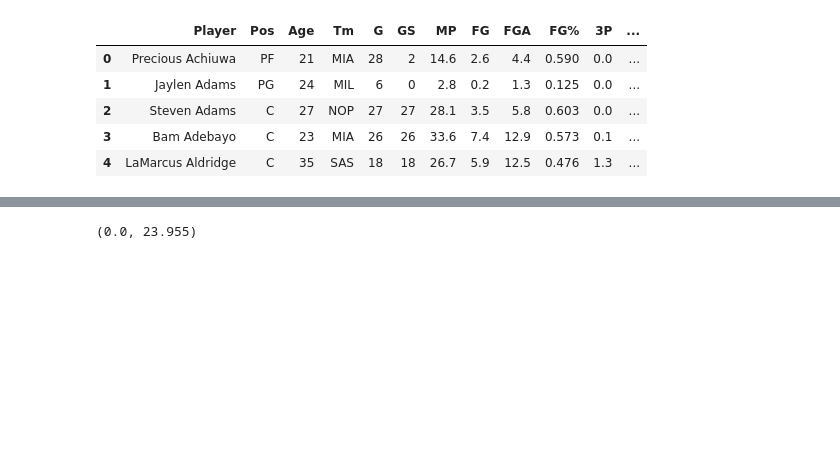
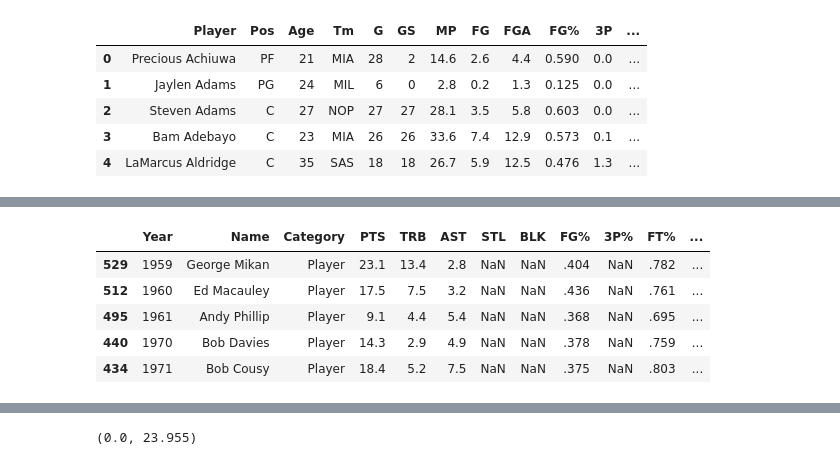
Before and after one commit to surmud/NBA-Hall-of-fame-predictor, a Jupyter notebook: hof.ipynb, the cells around one changed output, grey strips where cells are left out. Drawn from its saved outputs; the diff is of its cells as text; code cells hidden in the pictures; blank space fills up the shorter version.

```diff
--- a/hof.ipynb
+++ b/hof.ipynb
@@ -1,11 +11,14 @@
 # %%
+# Data Collection - Pt.1
+# Import the first dataset, found here: https://www.kaggle.com/umutalpaydn/nba-20202021-season-player-stats?select=nba2021_per_game.csv
+
 from bs4 import BeautifulSoup as bs
 import requests
 import pandas as pd
 import numpy as np
 import matplotlib.pyplot as plt
 
-pd.set_option("display.max_rows", None, "display.max_columns", None)
+# pd.set_option("display.max_rows", None, "display.max_columns", None)
 nba2021_df = pd.read_csv('nba2021_per_game.csv')
 
 nba2021_df.head()
@@ -77,14 +50,0 @@ hof_df.head()
-# %%
-hof_df = hof_df.drop(['Unnamed: 14_level_1'],axis=1)
-# %%
-# drop WNBA players since we're only studying NBA
-for idx, row in hof_df.iterrows():
-    if 'WNBA' in row.Name:
-        hof_df = hof_df.drop(idx)
-
-# the Name category has some extra stuff, lets drop it to only <firstName lastName>
-
-# later: let's fix charles barkely and other players with nicknames
-hof_df['Name'] = hof_df['Name'].apply(lambda x: x.split()[0] + ' ' + x.split()[1])
-
-hof_df.head()
@@ -122,0 +64,55 @@ hof_df["STL"] = pd.to_numeric(pd.Series(hof_df["STL"]))
+# %%
+# Data Parsing - Pt.2
+
+# The website has data as a multi-index, but we don't need the top level
+hof_df.columns = hof_df.columns.droplevel()
+
+# The table also contains non-player data, this isn't helpful to us
+for idx, row in hof_df.iterrows():
+   if row.Category != 'Player':
+       hof_df = hof_df.drop([idx])
+
+# Drop WNBA players since we're only studying NBA
+for idx, row in hof_df.iterrows():
+    if 'WNBA' in row.Name:
+        hof_df = hof_df.drop(idx)
+
+# The Name category has some extra stuff, lets drop it to only <firstName lastName> -- could just do this w a one-line lambda but we have some special cases with nicknames
+def fix_name(name):
+    name_list = name.split()
+    if len(name_list) == 2:     # if name is already in the right format
+        return name
+    new_name = ''
+    for word in name_list:
+        if word == 'Player':
+            break
+        new_name += word + ' '
+    return new_name[:-1]
+
+hof_df['Name'] = hof_df['Name'].apply(lambda x: fix_name(x))
+
+# Drop unnecessary cols:
+hof_df = hof_df.drop(columns=['Unnamed: 14_level_1', 'G', 'W', 'L', 'W/L%'], axis=1)
+
+hof_df = hof_df.sort_values(by=['Year'])
+
+# Some non-NBA players are still in the Hall of Fame data frame
+# Drop rows of the df that have PTS listed as NaN. This will remove all non-NBA players
+hof_df = hof_df.dropna(subset=['PTS'])
+
+# Cast the numbers in the main categories into floating points from strings (to prep data for analysis)
+hof_df["Year"] = pd.to_numeric(pd.Series(hof_df["Year"]))
+hof_df["PTS"] = pd.to_numeric(pd.Series(hof_df["PTS"]))
+hof_df["TRB"] = pd.to_numeric(pd.Series(hof_df["TRB"]))
+hof_df["AST"] = pd.to_numeric(pd.Series(hof_df["AST"]))
+hof_df["BLK"] = pd.to_numeric(pd.Series(hof_df["BLK"]))
+hof_df["STL"] = pd.to_numeric(pd.Series(hof_df["STL"]))
+
+hof_df.head()
+# %% [output]
+|  | Year | Name | Category | PTS | TRB | AST | STL | BLK | FG% | 3P% | FT% | ... |
+| 529 | 1959 | George Mikan | Player | 23.1 | 13.4 | 2.8 | NaN | NaN | .404 | NaN | .782 | ... |
+| 512 | 1960 | Ed Macauley | Player | 17.5 | 7.5 | 3.2 | NaN | NaN | .436 | NaN | .761 | ... |
+| 495 | 1961 | Andy Phillip | Player | 9.1 | 4.4 | 5.4 | NaN | NaN | .368 | NaN | .695 | ... |
+| 440 | 1970 | Bob Davies | Player | 14.3 | 2.9 | 4.9 | NaN | NaN | .378 | NaN | .759 | ... |
+| 434 | 1971 | Bob Cousy | Player | 18.4 | 5.2 | 7.5 | NaN | NaN | .375 | NaN | .803 | ... |
```
Also changed, not shown: parts of 11 cells of this notebook.
